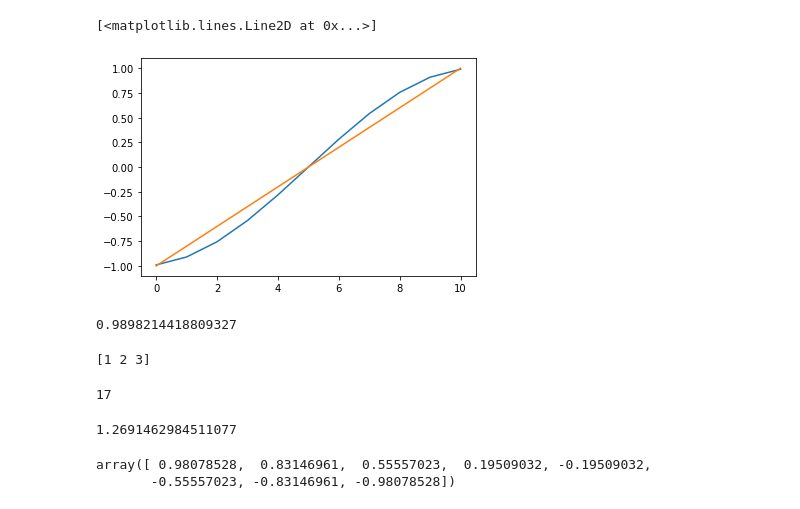
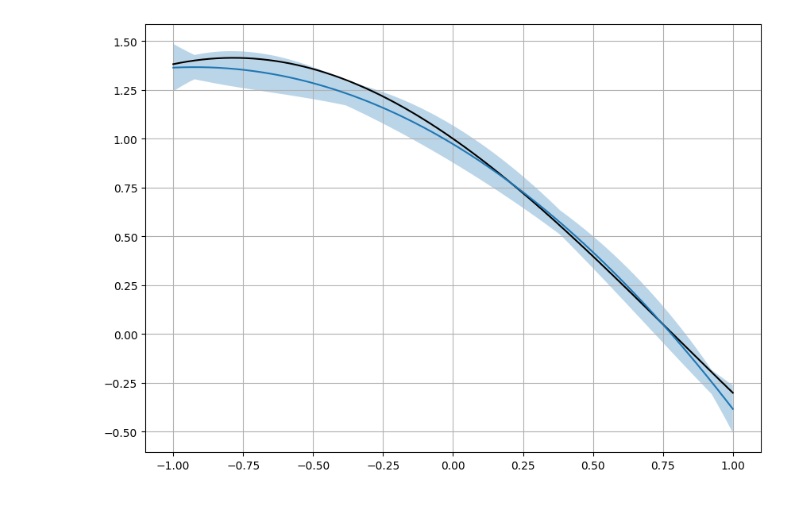
Before and after one commit to ivankirev13/Performative-Regression, a Jupyter notebook: performative_regression.ipynb, the cells around one changed output. Drawn from its saved outputs; the diff is of its cells as text; code cells hidden in the pictures.

```diff
--- a/performative_regression.ipynb
+++ b/performative_regression.ipynb
@@ -6,26 +7,3 @@ from itertools import accumulate
-# %%
-
-k=10
-plt.plot(np.flip(np.cos(np.pi * (2*np.arange(1, k+2) - 1 ) / (2*(k+1)))))
-plt.plot(np.linspace(-1, 1, k+1))
-# %% [output]
-[<matplotlib.lines.Line2D at 0x...>]
-[figure, removed]
-# %%
-np.cos(np.pi*1/(2*(k+1)))
-# %% [output]
-0.9898214418809327
-# %%
-x = np.array([1, 2, 3, 4, 5])
-y = np.repeat(x[:, np.newaxis], 10, axis=1)
-
-c = np.array([1, 2, 3])
-
-print(np.array([1, 2, 3]))
-np.polyval(np.flip(c), 2)
-# %% [output]
-[1 2 3]
-17
 # %%
 class Performative_Regression:
 
@@ -176,12 +177,7 @@ class Performative_Regression:
 # %%
-k=7
-pr = Performative_Regression(k=k, n=10000, T=100)
+k=3
+pr = Performative_Regression(k=k, n=10, T=100, sigma=0.1, M=np.sqrt(2))
 
-pr.max_value()
+pr.plot_f_vs_g()
 # %% [output]
-1.2691462984511077
+[figure, added]
-# %%
-pr.thetas
-# %% [output]
-array([ 0.98078528,  0.83146961,  0.55557023,  0.19509032, -0.19509032,
-       -0.55557023, -0.83146961, -0.98078528])
```
Also changed, not shown: parts of 5 cells of this notebook.
